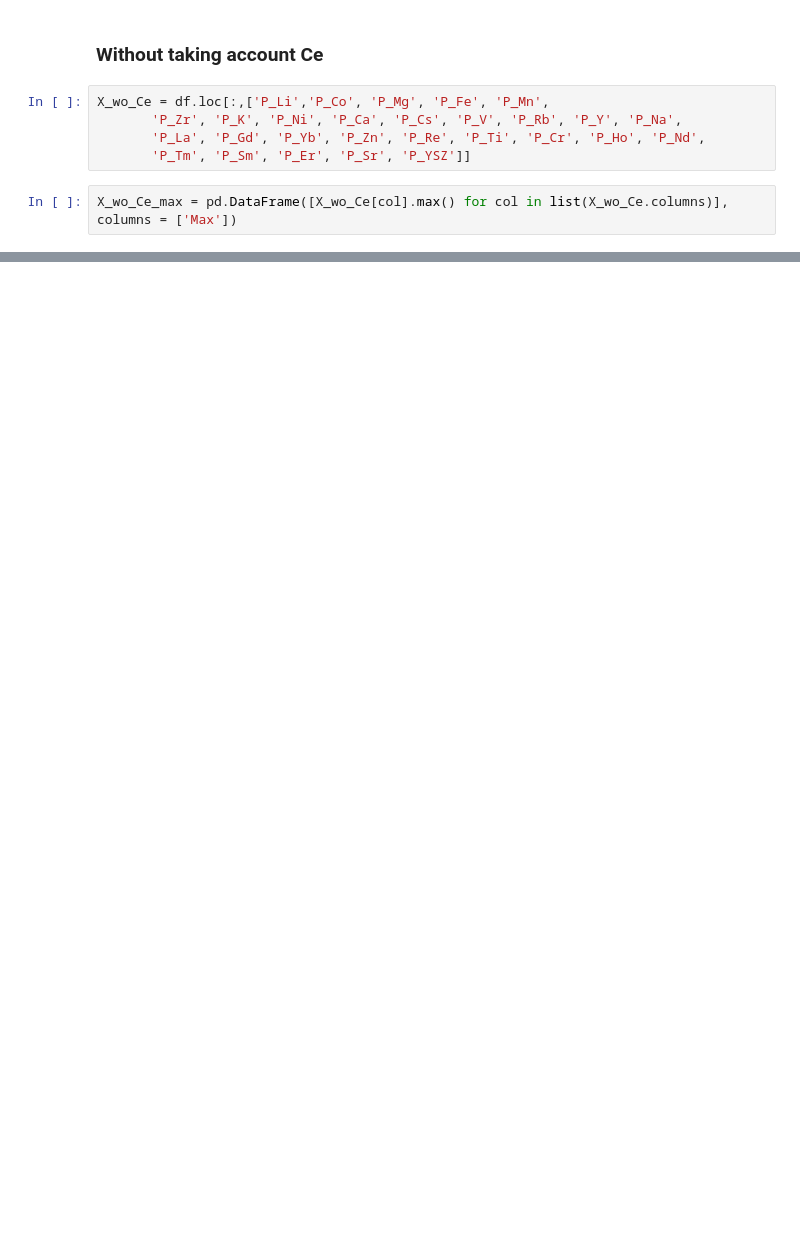
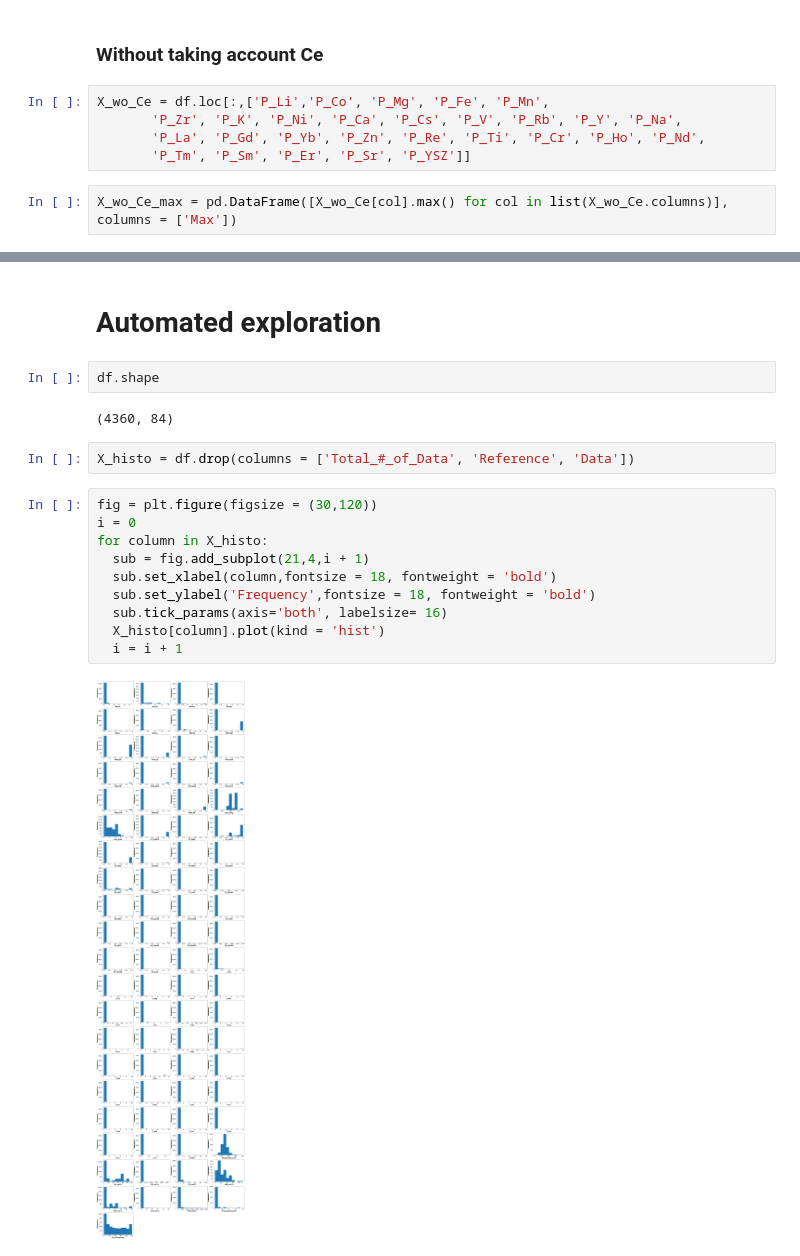
Before and after one commit to WilliamMejiaG/ML_based_novel_catalysts_discovery, a Jupyter notebook: Published_Data_ML_Based_Heterogeneous_Catalysts_Discovery.ipynb, the cells around one changed output, grey strips where cells are left out. Cells and saved outputs as stored; diff of their text form; blank space fills up the shorter version.

```diff
--- a/Published_Data_ML_Based_Heterogeneous_Catalysts_Discovery.ipynb
+++ b/Published_Data_ML_Based_Heterogeneous_Catalysts_Discovery.ipynb
@@ -259,0 +261,20 @@ plt.show()
+# %% [markdown]
+# Automated exploration
+# %%
+df.shape
+# %% [output]
+(4360, 84)
+# %%
+X_histo = df.drop(columns = ['Total_#_of_Data', 'Reference', 'Data'])
+# %%
+fig = plt.figure(figsize = (30,120))
+i = 0
+for column in X_histo:
+  sub = fig.add_subplot(21,4,i + 1)
+  sub.set_xlabel(column,fontsize = 18, fontweight = 'bold')
+  sub.set_ylabel('Frequency',fontsize = 18, fontweight = 'bold')
+  sub.tick_params(axis='both', labelsize= 16)
+  X_histo[column].plot(kind = 'hist')
+  i = i + 1
+# %% [output]
+[figure, added]
```
Also changed, not shown: parts of 5 cells of this notebook.
